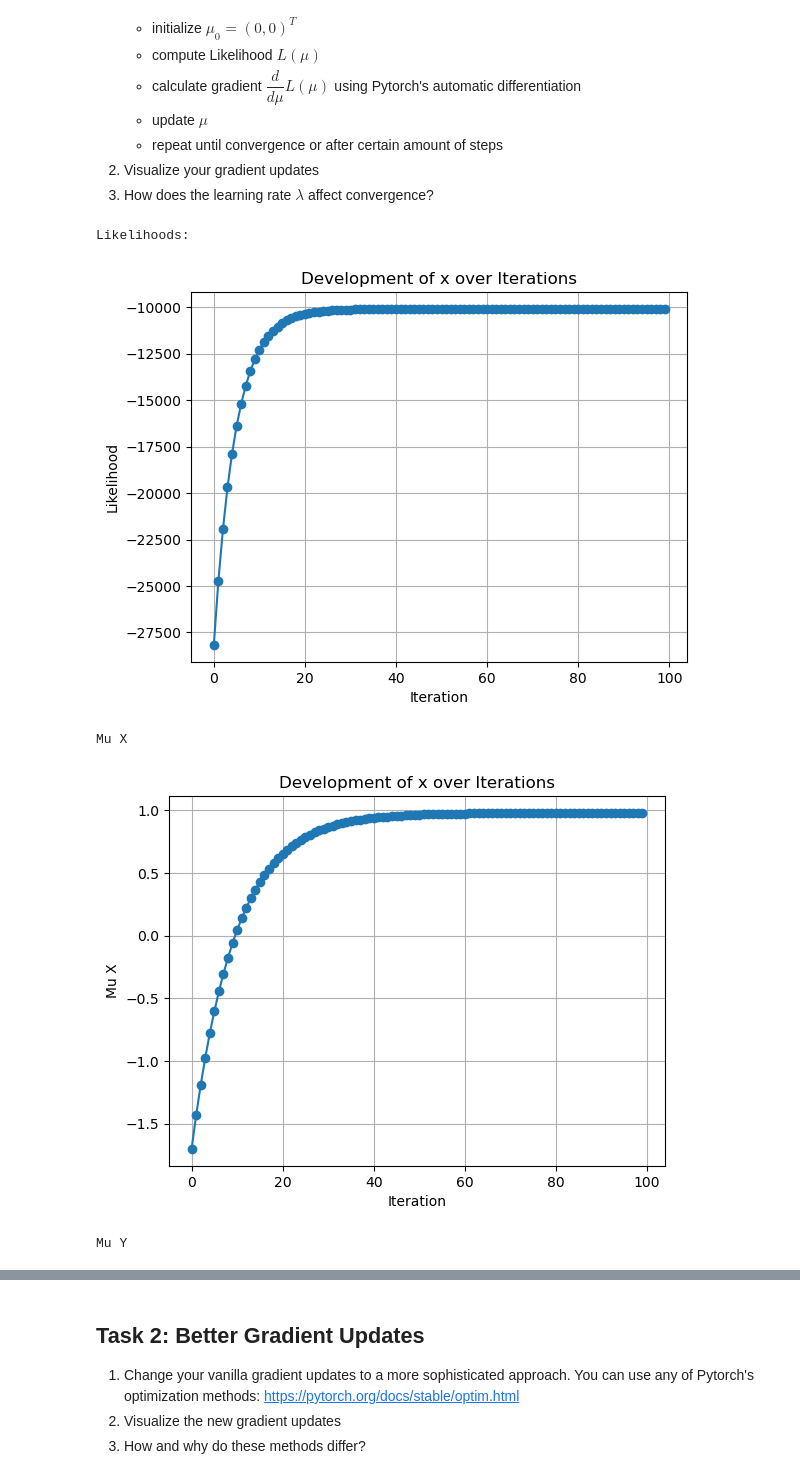
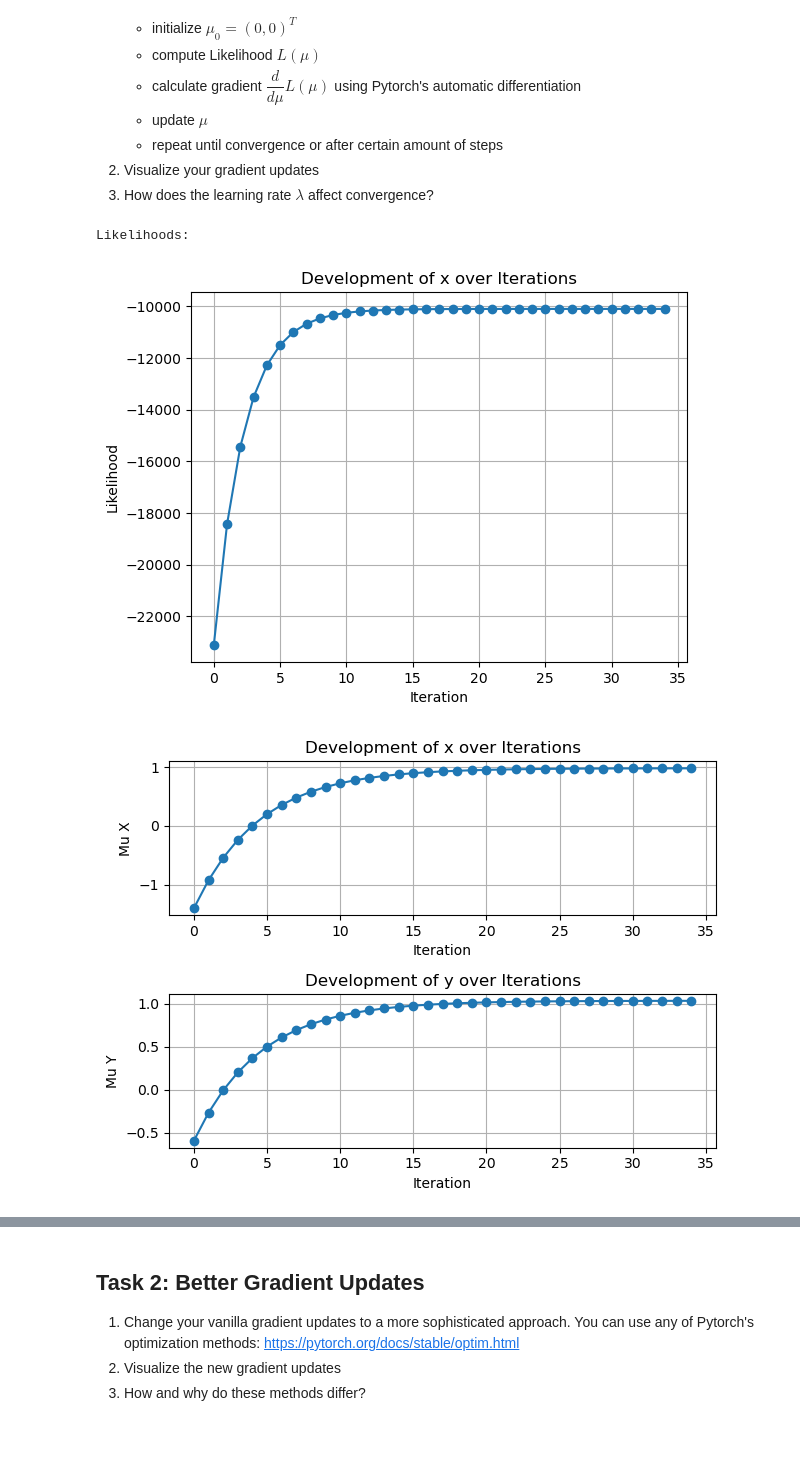
Before and after one commit to aalolexx/TUB-AIA-exercise-notebooks, a Jupyter notebook: assignment-1/a1_2/a1_2.ipynb, the cells around one changed output, grey strips where cells are left out. Cells and saved outputs as stored; diff of their text form; code cells hidden in the pictures; blank space fills up the shorter version.

```diff
--- a/assignment-1/a1_2/a1_2.ipynb
+++ b/assignment-1/a1_2/a1_2.ipynb
@@ -145,56 +145,59 @@ $$ \mu_{t+1} = \mu_{t} + \lambda \dfrac{d}{d \mu}L(\mu) $$
 2. Visualize your gradient updates
 3. How does the learning rate $\lambda$ affect convergence?
 # %%
-mu = torch.tensor([-2,-2],dtype=torch.float64, requires_grad=True) # 2D vector
+mu = torch.tensor([-1,-1],dtype=torch.float64, requires_grad=True) # 2D vector
 sigma =  torch.tensor(sigma,dtype=torch.float64) # 2D convariance matrix
 X = torch.tensor(data,dtype=torch.float64)  # data samples as tensor
 
-learning_rate = 0.00005
+learning_rate = 0.0001
 
 lhoods = []
 mus = []
 
-for i in range(100):
+for i in range(35):
     #print("loop " + str(i) + " --------")
     likelihood = L(X, mu, sigma)
     likelihood.backward()
     with torch.no_grad():
         mu += learning_rate * mu.grad
         mus.append(torch.clone(mu))
         lhoods.append(likelihood.numpy())
     mu.grad.zero_()
 
 print("Likelihoods: ")
 plt.plot(lhoods, marker='o')
 plt.title('Development of x over Iterations')
 plt.xlabel('Iteration')
 plt.ylabel('Likelihood')
 plt.grid(True)
 plt.show()
 
 mus = np.array(mus)
 
-print("Mu X")
-plt.plot(mus[:,0], marker='o')
-plt.title('Development of x over Iterations')
-plt.xlabel('Iteration')
-plt.ylabel('Mu X')
-plt.grid(True)
+fig, axs = plt.subplots(2)
+
+# Plot Mu X
+axs[0].plot(mus[:, 0], marker='o')
+axs[0].set_title('Development of x over Iterations')
+axs[0].set_xlabel('Iteration')
+axs[0].set_ylabel('Mu X')
+axs[0].grid(True)
+
+# Plot Mu Y
+axs[1].plot(mus[:, 1], marker='o')
+axs[1].set_title('Development of y over Iterations')
+axs[1].set_xlabel('Iteration')
+axs[1].set_ylabel('Mu Y')
+axs[1].grid(True)
+
+# Adjust layout to prevent overlap
+plt.tight_layout()
+
+# Show the figure with subplots
 plt.show()
 
-print("Mu Y")
-plt.plot(mus[:,1], marker='o')
-plt.title('Development of x over Iterations')
-plt.xlabel('Iteration')
-plt.ylabel('Mu Y')
-plt.grid(True)
-plt.show()
-
-
 vizualize(X,mus,sigma)
 # %% [output]
 Likelihoods:
-[figure, old version]
+[figure, new version]
-Mu X
-[figure, old version]
+[figure, new version]
-Mu Y
```
Also changed, not shown: parts of 3 cells of this notebook.
